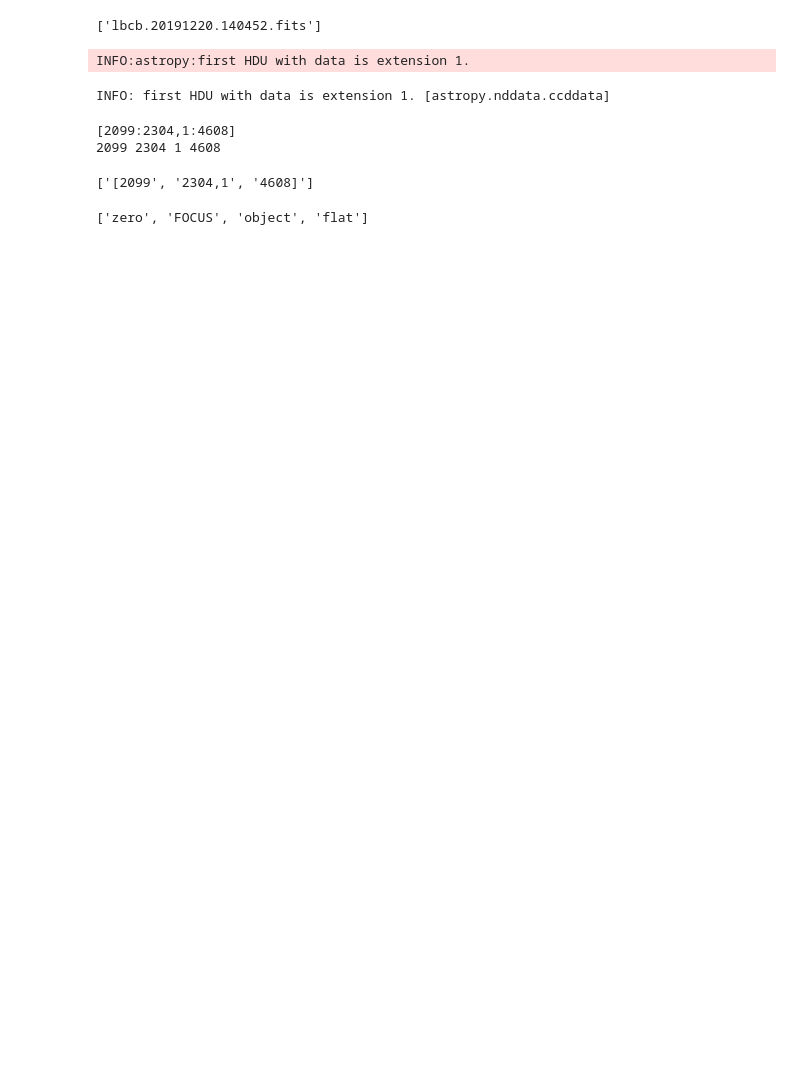
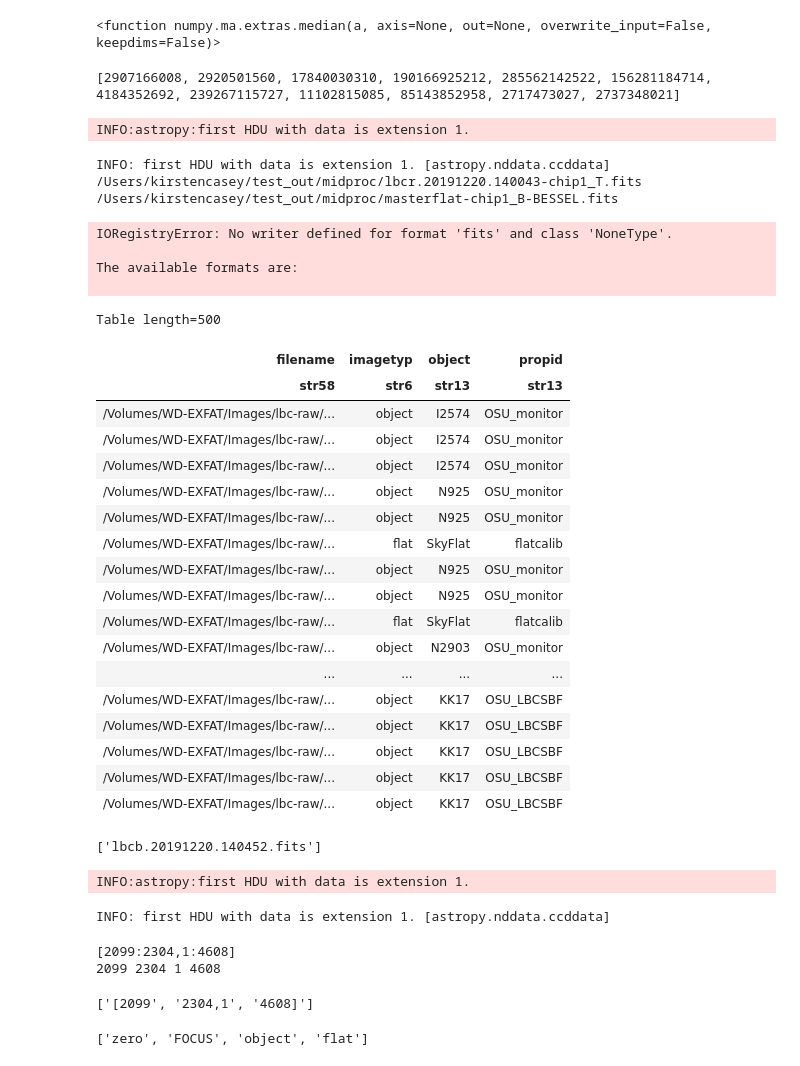
Before and after one commit to kirstencasey/LBCreduce, a Jupyter notebook: notebooks/sandbox.ipynb, the cells around one changed output. Cells and saved outputs as stored; diff of their text form; code cells hidden in the pictures; blank space fills up the shorter version.

```diff
--- a/notebooks/sandbox.ipynb
+++ b/notebooks/sandbox.ipynb
@@ -27,0 +179,36 @@ lbcb.20191220.140452.fits     zero U-BESSEL BinoBias
+# %%
+config = initialize_config('../lbcred/lbcreduce-config.yml')
+
+file_info = get_image_info(config,'/Users/kirstencasey/test_raw_ims/')
+#file_info = get_image_info(config,'/Volumes/WD-EXFAT/Images/lbc-raw/')
+#mid_info = get_image_info(config,'/Users/kirstencasey/projects/LBCreduce/lbcred/test_out/midproc/')
+# %%
+combine_arg_dict = {'masked median': np.ma.median}
+config = dict(sigma_clip_func='masked median',sigma_clip=True,num=5)
+config['sigma_clip_func'] = combine_arg_dict[config['sigma_clip_func']]
+config['sigma_clip_func']
+# %% [output]
+<function numpy.ma.extras.median(a, axis=None, out=None, overwrite_input=False, keepdims=False)>
+# %%
+counts = []
+for fi in file_info['filename']:
+    data = CCDData.read(fi, unit=config['data_units'], hdu=config['ext'])
+    data_sum = np.sum(data)
+    counts.append(data_sum)
+
+print(counts)
+plt.hist(counts,bins=40)
+# %% [output]
+[2907166008, 2920501560, 17840030310, 190166925212, 285562142522, 156281184714, 4184352692, 239267115727, 11102815085, 85143852958, 2717473027, 2737348021]
+# %%
+file_info
+
+data = CCDData.read(file_info[2]['filename'],unit='adu',ext=1)
+print(file_info[2]['filename'],file_info[5]['filename'])
+#flat = CCDData.read(file_info[5]['filename'],unit='adu',ext=1)
+
+result = CCDData.divide(data, flat)
+# %% [output]
+INFO:astropy:first HDU with data is extension 1.
+INFO: first HDU with data is extension 1. [astropy.nddata.ccddata]
+/Users/kirstencasey/test_out/midproc/lbcr.20191220.140043-chip1_T.fits /Users/kirstencasey/test_out/midproc/masterflat-chip1_B-BESSEL.fits
@@ -27,0 +217,7 @@ lbcb.20191220.140452.fits     zero U-BESSEL BinoBias
+# %%
+CCDData.write(result,'test.fits',format='fits')
+# %% [output]
+IORegistryError: No writer defined for format 'fits' and class 'NoneType'.
+
+The available formats are:
+
@@ -28,3 +229,25 @@ lbcb.20191220.140452.fits     zero U-BESSEL BinoBias
+# %%
+file_info#[np.where(file_info['imagetyp']=='object')]
+# %% [output]
+Table length=500
+| filename | imagetyp | object | propid |
+| str58 | str6 | str13 | str13 |
+| /Volumes/WD-EXFAT/Images/lbc-raw/... | object | I2574 | OSU_monitor |
+| /Volumes/WD-EXFAT/Images/lbc-raw/... | object | I2574 | OSU_monitor |
+| /Volumes/WD-EXFAT/Images/lbc-raw/... | object | I2574 | OSU_monitor |
+| /Volumes/WD-EXFAT/Images/lbc-raw/... | object | N925 | OSU_monitor |
+| /Volumes/WD-EXFAT/Images/lbc-raw/... | object | N925 | OSU_monitor |
+| /Volumes/WD-EXFAT/Images/lbc-raw/... | flat | SkyFlat | flatcalib |
+| /Volumes/WD-EXFAT/Images/lbc-raw/... | object | N925 | OSU_monitor |
+| /Volumes/WD-EXFAT/Images/lbc-raw/... | object | N925 | OSU_monitor |
+| /Volumes/WD-EXFAT/Images/lbc-raw/... | flat | SkyFlat | flatcalib |
+| /Volumes/WD-EXFAT/Images/lbc-raw/... | object | N2903 | OSU_monitor |
+| ... | ... | ... | ... |
+| /Volumes/WD-EXFAT/Images/lbc-raw/... | object | KK17 | OSU_LBCSBF |
+| /Volumes/WD-EXFAT/Images/lbc-raw/... | object | KK17 | OSU_LBCSBF |
+| /Volumes/WD-EXFAT/Images/lbc-raw/... | object | KK17 | OSU_LBCSBF |
+| /Volumes/WD-EXFAT/Images/lbc-raw/... | object | KK17 | OSU_LBCSBF |
+| /Volumes/WD-EXFAT/Images/lbc-raw/... | object | KK17 | OSU_LBCSBF |
 # %%
 #print(all_files.summary)
 biases = all_files.files_filtered(imagetyp='zero')
```
Also changed, not shown: parts of 29 cells of this notebook, 9 other files.
